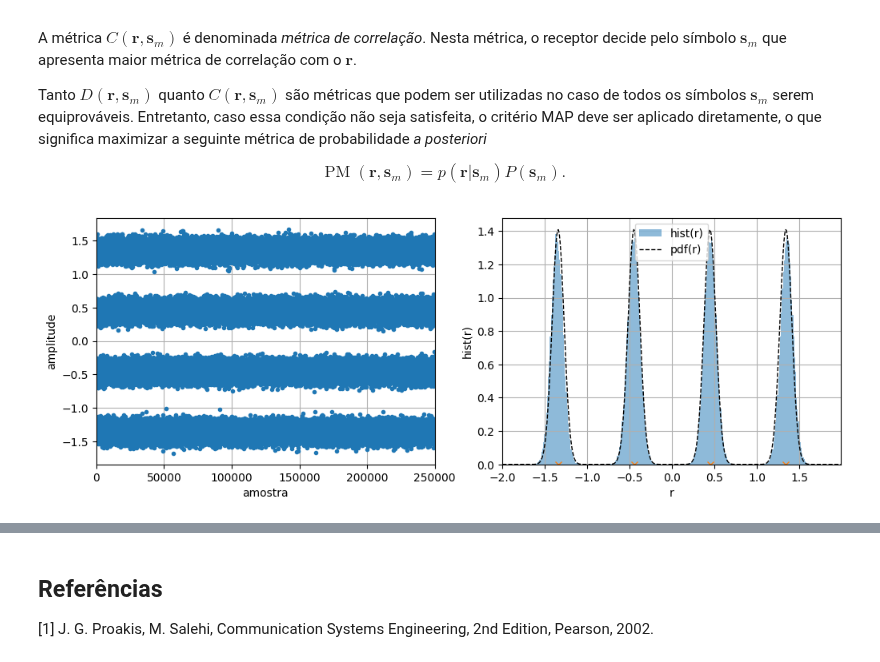
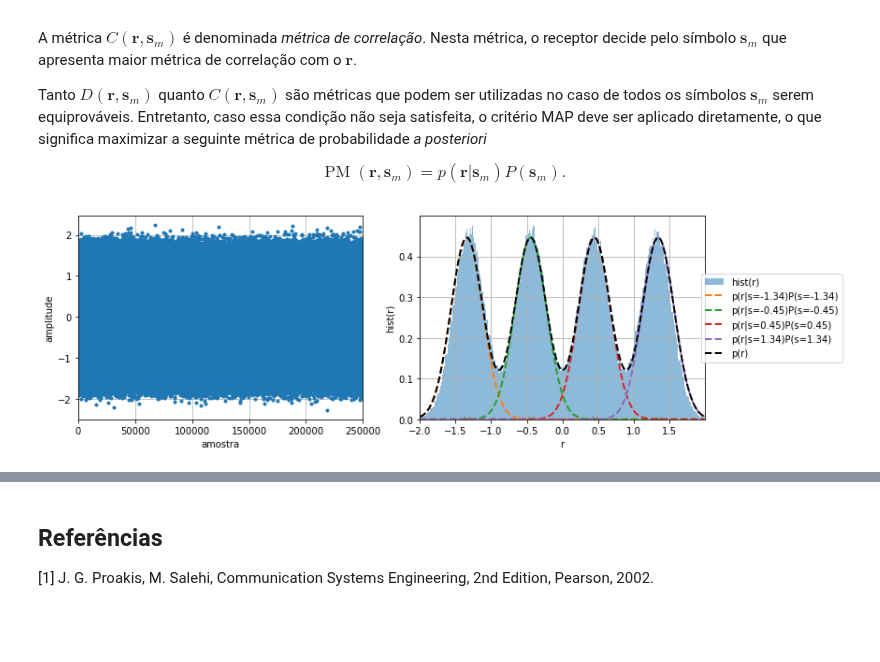
Before and after one commit to edsonportosilva/TDI, a Jupyter notebook: jupyter/3 - Receptores ótimos para canais AWGN.ipynb, the cells around one changed output, grey strips where cells are left out. Cells and saved outputs as stored; diff of their text form; code cells hidden in the pictures; blank space fills up the shorter version.

```diff
--- a/jupyter/3 - Receptores ótimos para canais AWGN.ipynb
+++ b/jupyter/3 - Receptores ótimos para canais AWGN.ipynb
@@ -365,8 +365,8 @@ symbTx = pnorm(symbTx) # power normalization
 # upsampling
 symbolsUp = upsample(symbTx, SpS)
 
-# pulso NRZ típico
-pulse = pulseShape('rrc', SpS)
+# pulso
+pulse = pulseShape('rrc', SpS, N=4096, alpha=0.01)
 pulse = pulse/max(abs(pulse))
 
 # formatação de pulso
@@ -375,7 +375,7 @@ sigTx = sigTx.real
 
 # ruído gaussiano branco
 Namostras = sigTx.size
-σ2  = 0.050 # variância
+σ2  = 0.0050 # variância
 μ   = 0      # média
 
 σ      = sqrt(σ2*SpS)
@@ -518,42 +518,45 @@ $$
 σ2  = 0.05  # variância
 μ   = 0      # média
 
 σ     = sqrt(σ2*SpS)
 ruido = normal(μ, σ, sigTx.size)
 
-x = np.arange(-2, 2, 0.01)
-π = np.pi
 constSymb = np.unique(symbTx)
-
-pdf = 0
-for sm in constSymb:
-    pdf += 1/np.sqrt(2*π*σ2)*np.exp(-(x-sm)**2/(2*σ2))*(1/M)
 
 # filtro casado
 sigRx = firFilter(pulse, sigTx+ruido)
 sigRx = pnorm(sigRx)
 
 # downsampling
 r = sigRx[2::SpS]
 
 # plota valores de r e histograma
 fig, (ax1, ax2) = plt.subplots(1, 2, figsize = (12,4))
 ax1.plot(r,'.',linewidth = 0.8);
 ax1.grid()
 ax1.set_xlabel('amostra')
 ax1.set_ylabel('amplitude')
 ax1.set_xlim(0,r.size);
 
 ax2.hist(r, density=True, bins=300, label = 'hist(r)',alpha=0.5);
-ax2.plot(x, pdf, 'k--', label = 'pdf(r)', linewidth=1);
+
+x = np.arange(-2, 2, 0.01)
+π = np.pi
+pdf = 0
+for sm in constSymb:
+    pdf_c = 1/np.sqrt(2*π*σ2)*np.exp(-(x-sm)**2/(2*σ2))*(1/M)
+    pdf += pdf_c
+    ax2.plot(x, pdf_c, '--', label = f'p(r|s={sm:.2f})P(s={sm:.2f})', linewidth=2);
+
+ax2.plot(x, pdf, 'k--', label = 'p(r)', linewidth=2);
 ax2.grid()
-ax2.legend()
+ax2.legend(loc='right', bbox_to_anchor=(1.5, 0.5))
 ax2.set_xlabel('r')
 ax2.set_ylabel('hist(r)');
 ax2.plot(np.unique(symbTx),np.zeros(M),'x');
 ax2.set_xlim(min(x), max(x));
 # %% [output]
-[figure, old version]
+[figure, new version]
 # %%
 from numba import njit
 
```
Also changed, not shown: parts of 6 cells of this notebook, 1 other file.
